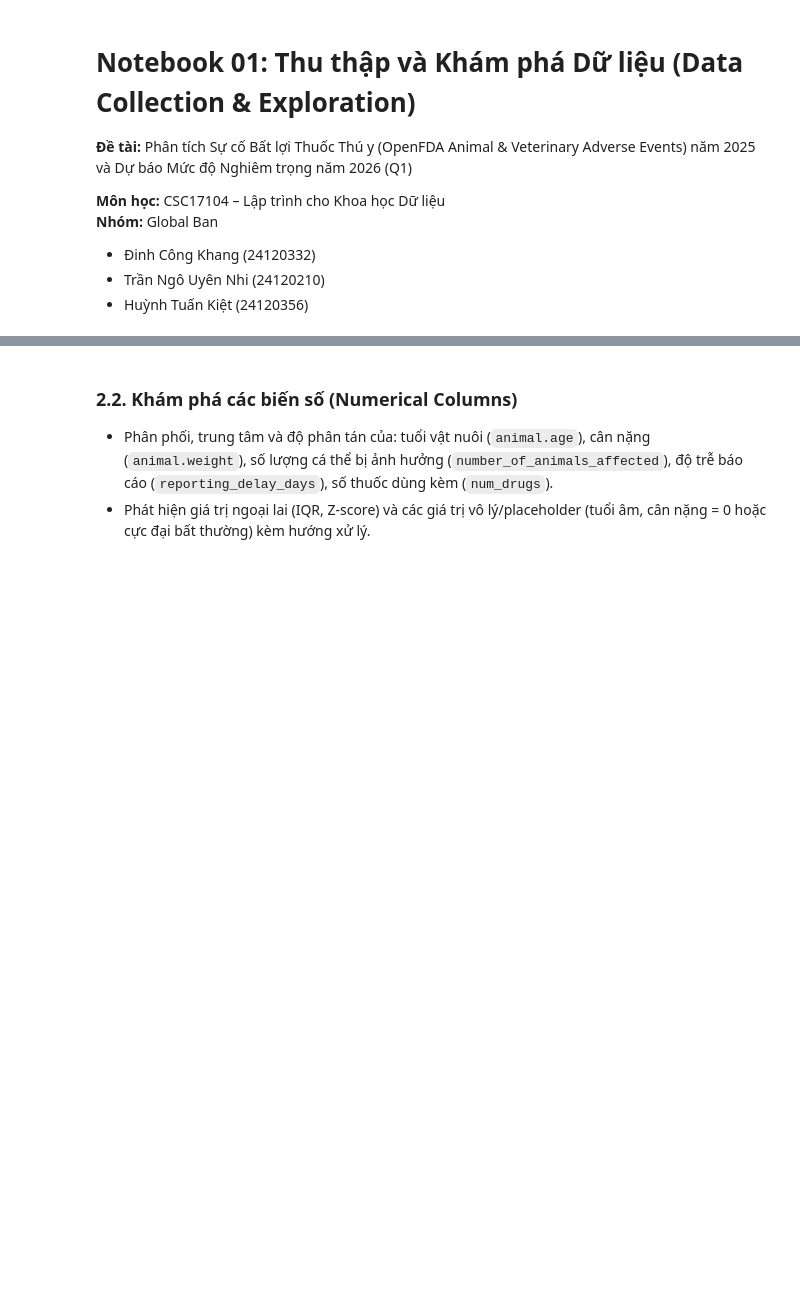
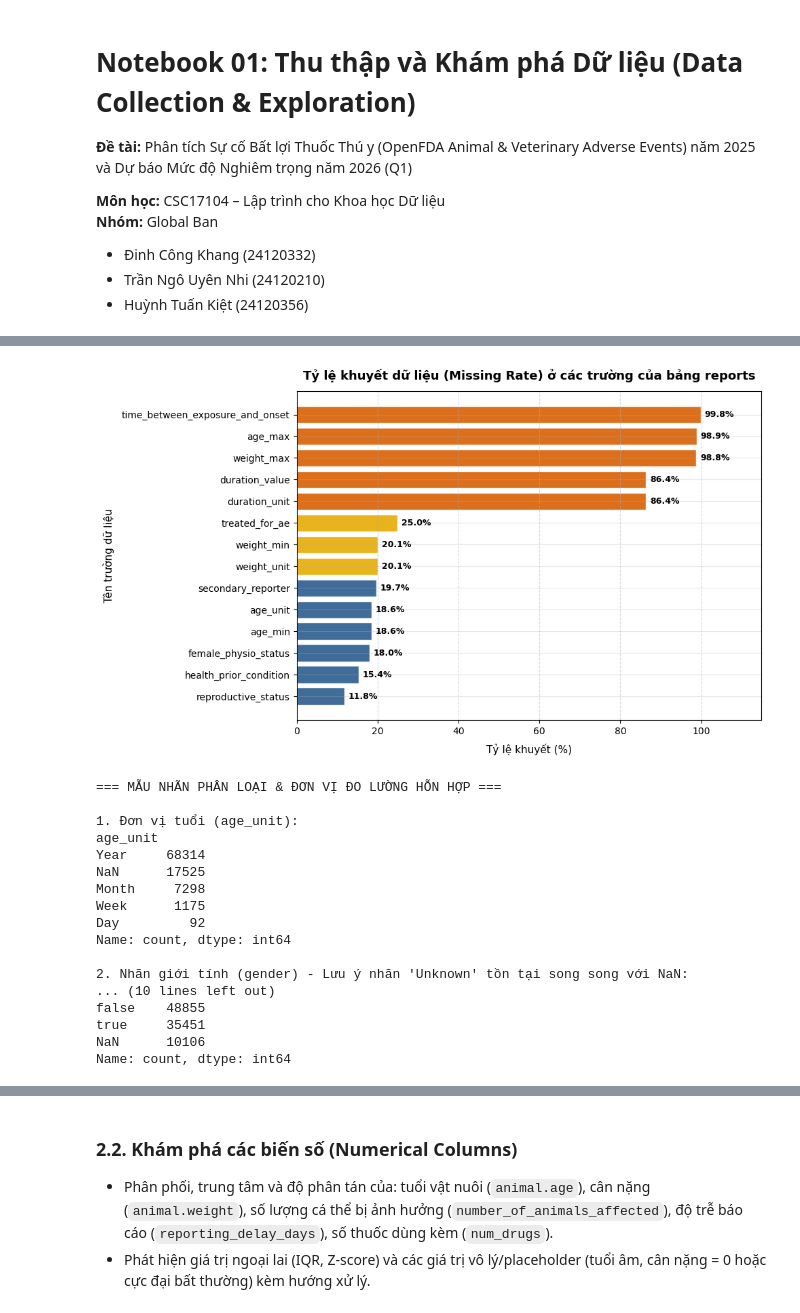
Before and after one commit to LeoTkiet/Prg4DS-G3, a Jupyter notebook: notebooks/01_collection_exploration.ipynb, the cells around one changed output, grey strips where cells are left out. Saved outputs shown, nothing was run; the diff lists cells and outputs as text; code cells hidden in the pictures; blank space fills up the shorter version.

Commit message:
feat: complete 6 sections of EDA overview in notebook 01

```diff
--- a/notebooks/01_collection_exploration.ipynb
+++ b/notebooks/01_collection_exploration.ipynb
@@ -129,0 +661,39 @@ for name, df in [("drugs", drugs_df), ("reactions", reactions_df), ("outcomes",
+# %%
+# 1. Trực quan hóa tỷ lệ khuyết dữ liệu ở các trường cốt lõi trong bảng reports
+reports_df = tables["reports"]
+fig, ax = plot_missing_overview(
+    reports_df,
+    title="Tỷ lệ khuyết dữ liệu (Missing Rate) ở các trường của bảng reports",
+    top_n=14,
+)
+plt.show()
+
+# 2. Khảo sát một số nhãn phân loại không nhất quán và đơn vị đo lường hỗn hợp
+print("=== MẪU NHÃN PHÂN LOẠI & ĐƠN VỊ ĐO LƯỜNG HỖN HỢP ===")
+print("\n1. Đơn vị tuổi (age_unit):")
+print(reports_df["age_unit"].value_counts(dropna=False).head(5))
+
+print("\n2. Nhãn giới tính (gender) - Lưu ý nhãn 'Unknown' tồn tại song song với NaN:")
+print(reports_df["gender"].value_counts(dropna=False))
+
+print("\n3. Nhãn biến mục tiêu serious_ae (Target ML Q6):")
+print(reports_df["serious_ae"].value_counts(dropna=False))
+# %% [output]
+[figure, added]
+=== MẪU NHÃN PHÂN LOẠI & ĐƠN VỊ ĐO LƯỜNG HỖN HỢP ===
+
+1. Đơn vị tuổi (age_unit):
+age_unit
+Year     68314
+NaN      17525
+Month     7298
+Week      1175
+Day         92
+Name: count, dtype: int64
+
+2. Nhãn giới tính (gender) - Lưu ý nhãn 'Unknown' tồn tại song song với NaN:
+... (10 lines left out)
+false    48855
+true     35451
+NaN      10106
+Name: count, dtype: int64
```
Also changed, not shown: parts of 22 cells of this notebook, 5 other files.
